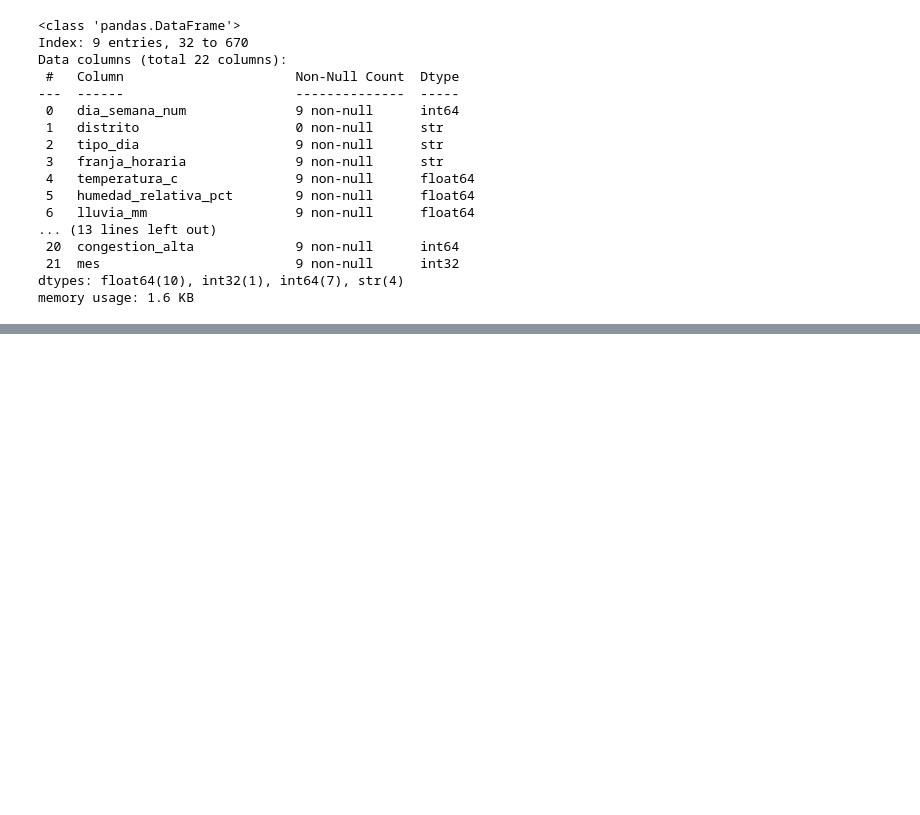
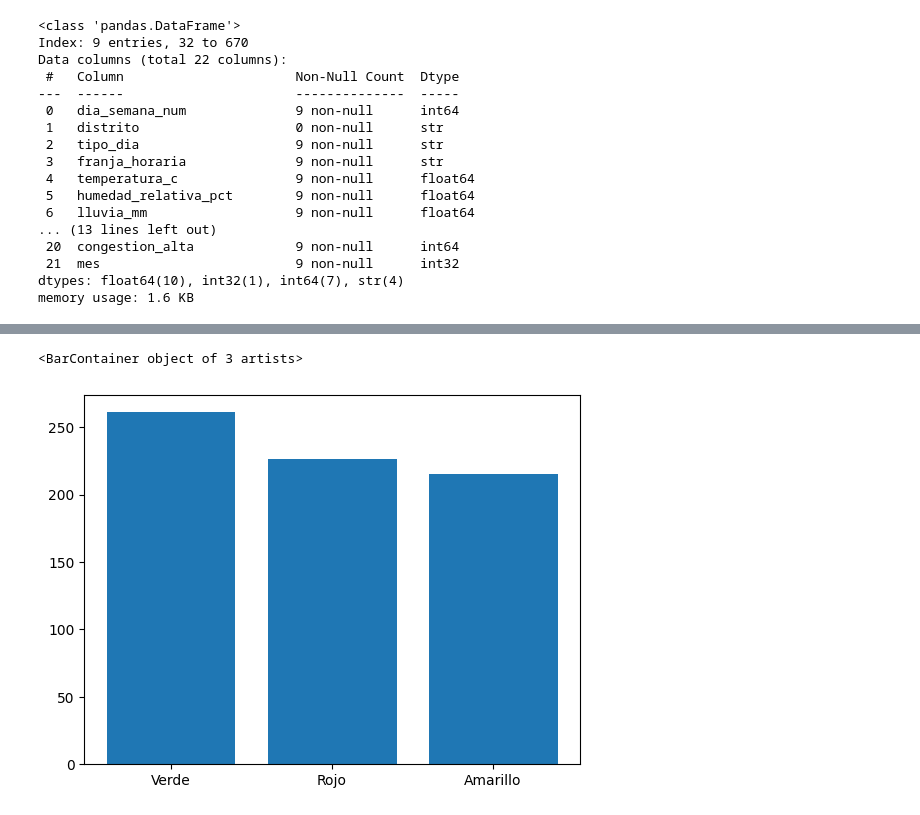
Before and after one commit to sghailan/urban-congestion-predictor, a Jupyter notebook: notebooks/analisis_congestion_urbana.ipynb, the cells around one changed output, grey strips where cells are left out. Saved outputs shown, nothing was run; the diff lists cells and outputs as text; code cells hidden in the pictures; blank space fills up the shorter version.

```diff
--- a/notebooks/analisis_congestion_urbana.ipynb
+++ b/notebooks/analisis_congestion_urbana.ipynb
@@ -1059,0 +1156,5 @@ dtype: int64
+# %%
+# one hot encoding
+distrito_dummies = pd.get_dummies(data_clean['distrito'], drop_first= True, prefix= 'distrito')
+data_clean = pd.concat([data_clean,distrito_dummies], axis=1)
+data_clean = data_clean.drop(columns=['distrito'])
@@ -1059,0 +1177,4 @@ dtype: int64
+# %%
+data_clean = pd.concat([data_clean, pd.get_dummies(data_clean['franja_horaria'], prefix= "franja_horaria", drop_first=True)], axis=1)
+
+data_clean = data_clean.drop(columns= 'franja_horaria')
@@ -1059,0 +1204,5 @@ dtype: int64
+# %%
+plt.bar((data_clean['color_semaforo_dominante'].value_counts()).index, (data_clean['color_semaforo_dominante'].value_counts()).values)
+# %% [output]
+<BarContainer object of 3 artists>
+[figure, added]
```
Also changed, not shown: parts of 163 cells of this notebook, 1 other file.
